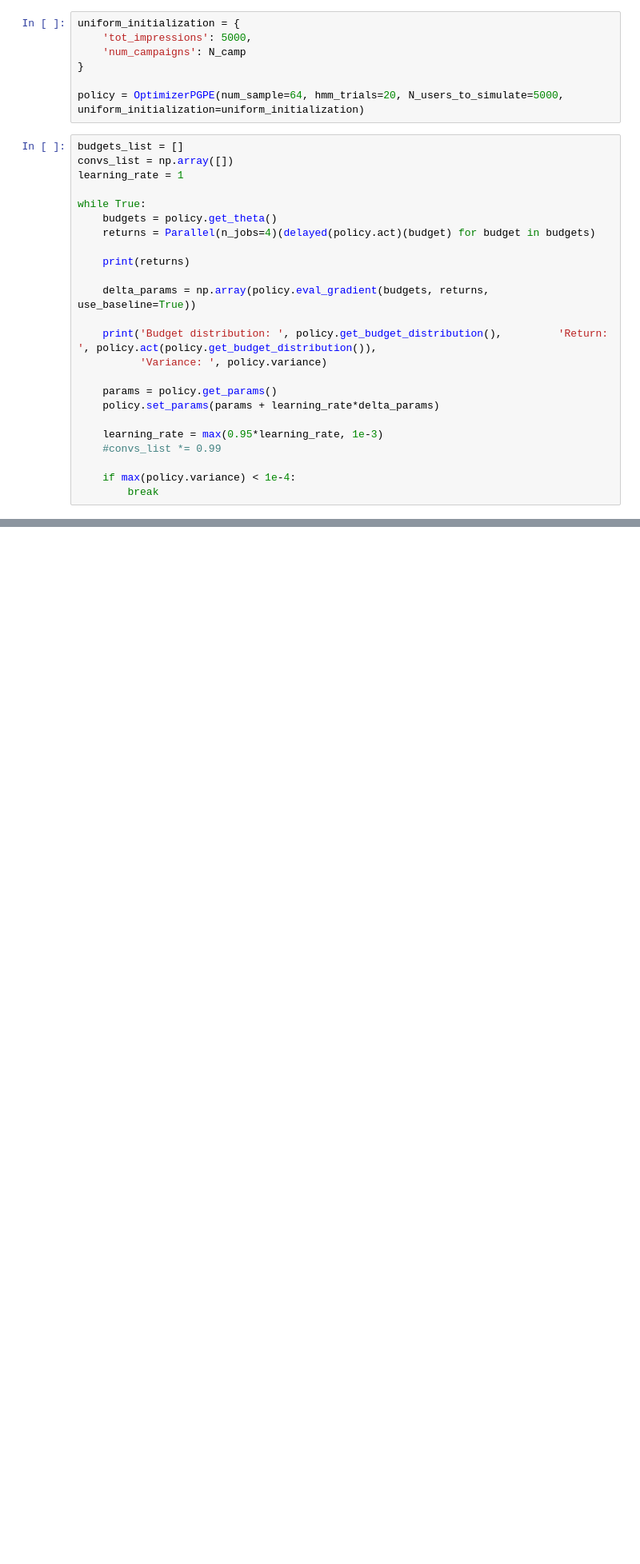
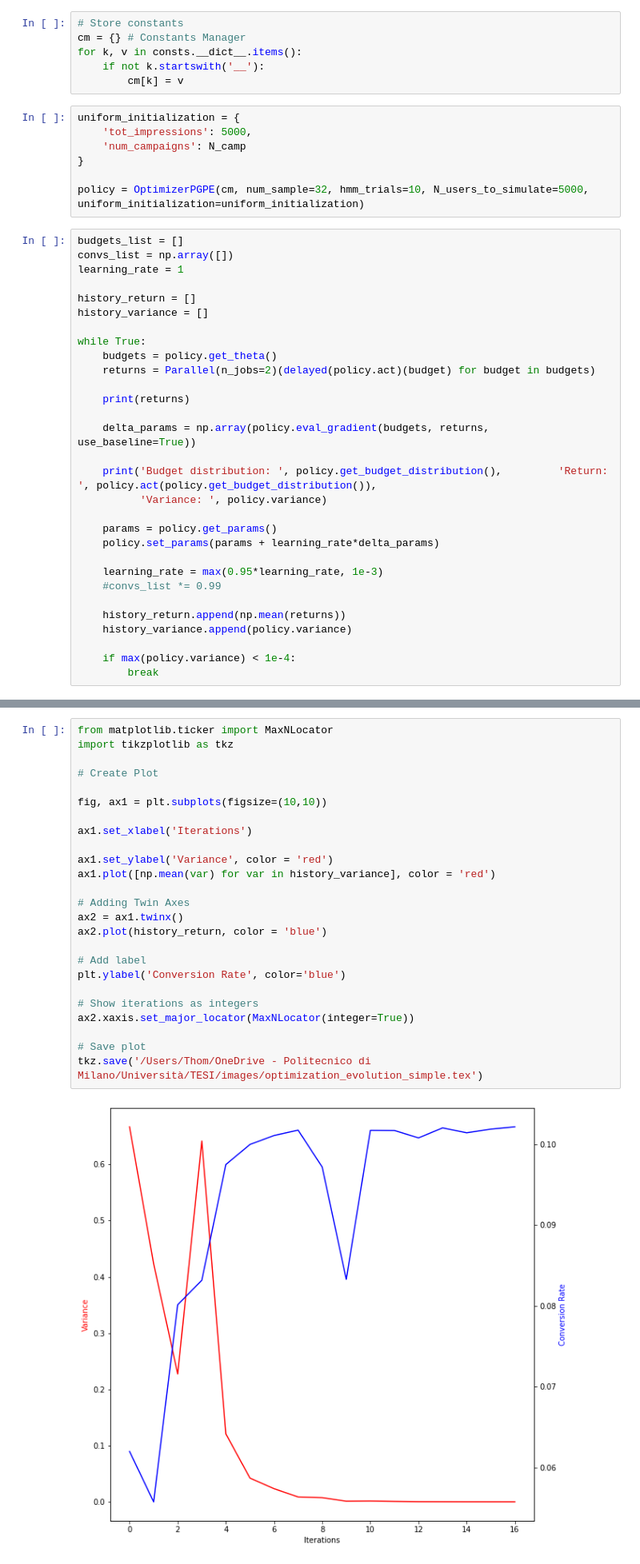
Before and after one commit to thom097/AttributionSingleUser, a Jupyter notebook: notebooks/optimize_budget_distribution.ipynb, the cells around one changed output, grey strips where cells are left out. Shown: that part at 80% size. Saved outputs shown, nothing was run; the diff lists cells and outputs as text; blank space fills up the shorter version.

Commit message:
Update Optimizer Update plots

```diff
--- a/notebooks/optimize_budget_distribution.ipynb
+++ b/notebooks/optimize_budget_distribution.ipynb
@@ -14,18 +15,27 @@ from config.CONSTANTS_HMM import N_camp
+# %%
+# Store constants
+cm = {} # Constants Manager
+for k, v in consts.__dict__.items():
+    if not k.startswith('__'):
+        cm[k] = v
 # %%
 uniform_initialization = {
     'tot_impressions': 5000,
     'num_campaigns': N_camp
 }
 
-policy = OptimizerPGPE(num_sample=64, hmm_trials=20, N_users_to_simulate=5000, uniform_initialization=uniform_initialization)
+policy = OptimizerPGPE(cm, num_sample=32, hmm_trials=10, N_users_to_simulate=5000, uniform_initialization=uniform_initialization)
 # %%
 budgets_list = []
 convs_list = np.array([])
 learning_rate = 1
 
+history_return = []
+history_variance = []
+
 while True:
     budgets = policy.get_theta()
-    returns = Parallel(n_jobs=4)(delayed(policy.act)(budget) for budget in budgets)
+    returns = Parallel(n_jobs=2)(delayed(policy.act)(budget) for budget in budgets)
 
     print(returns)
 
@@ -40,6 +50,9 @@ while True:
     learning_rate = max(0.95*learning_rate, 1e-3)
     #convs_list *= 0.99
 
+    history_return.append(np.mean(returns))
+    history_variance.append(policy.variance)
+
     if max(policy.variance) < 1e-4:
         break
 # %% [output]
@@ -86,0 +83,27 @@ np.mean([0.45989, 0.466, 0.48327, 0.46501, 0.4779, 0.46358, 0.47808, 0.48013, 0.
+# %%
+from matplotlib.ticker import MaxNLocator
+import tikzplotlib as tkz
+
+# Create Plot
+
+fig, ax1 = plt.subplots(figsize=(10,10))
+
+ax1.set_xlabel('Iterations')
+
+ax1.set_ylabel('Variance', color = 'red')
+ax1.plot([np.mean(var) for var in history_variance], color = 'red')
+
+# Adding Twin Axes
+ax2 = ax1.twinx()
+ax2.plot(history_return, color = 'blue')
+
+# Add label
+plt.ylabel('Conversion Rate', color='blue')
+
+# Show iterations as integers
+ax2.xaxis.set_major_locator(MaxNLocator(integer=True))
+
+# Save plot
+tkz.save('/Users/Thom/OneDrive - Politecnico di Milano/Università/TESI/images/optimization_evolution_simple.tex')
+# %% [output]
+[figure, added]
```
Also changed, not shown: parts of 8 cells of this notebook, 2 other files.
